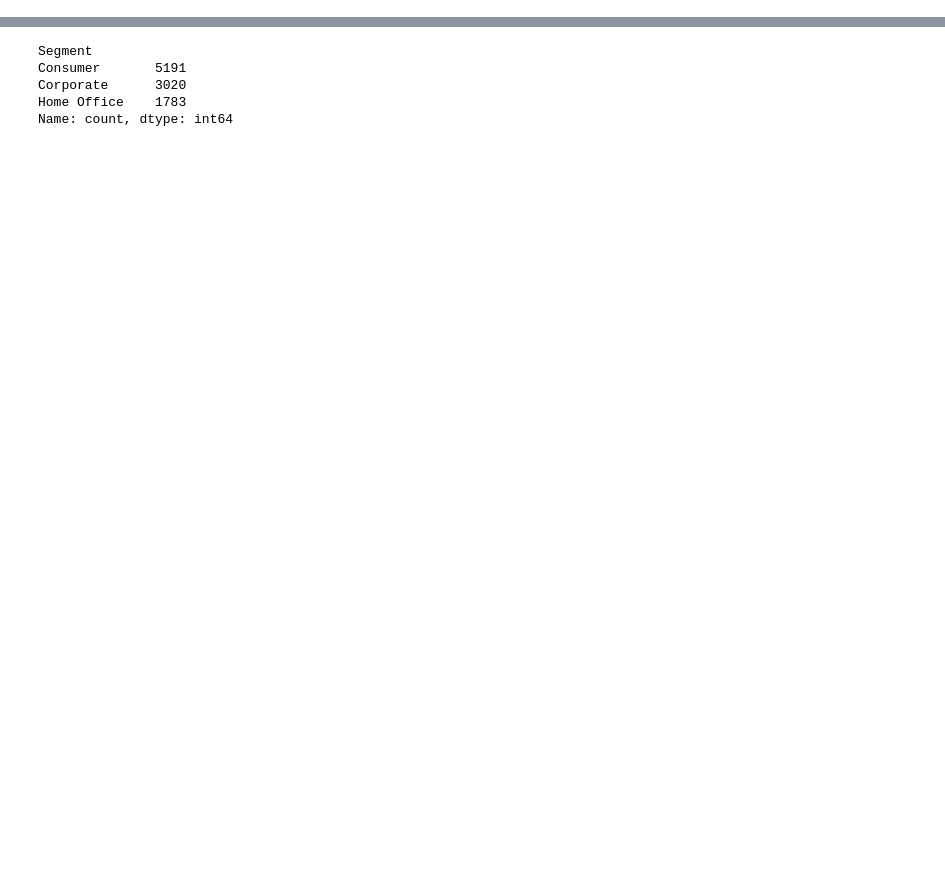
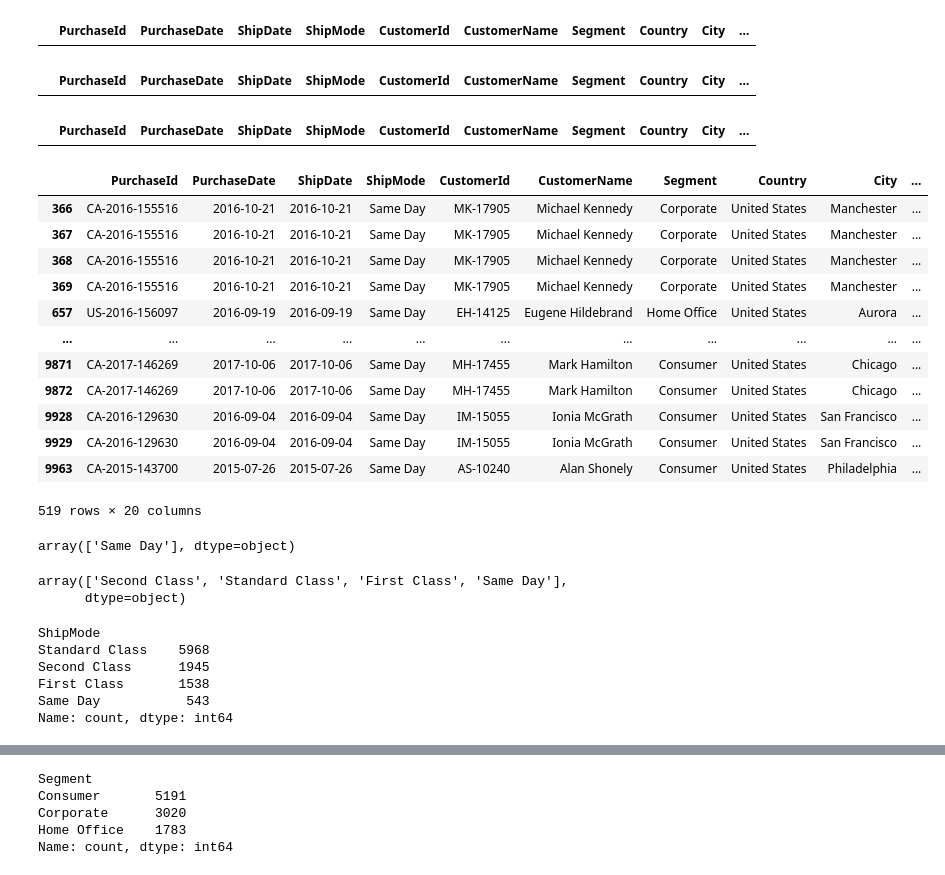
Before and after one commit to airsahin/BI-Analysis-Superstore, a Jupyter notebook: bi_superstore.ipynb, the cells around one changed output, grey strips where cells are left out. Cells and saved outputs as stored; diff of their text form; code cells hidden in the pictures; blank space fills up the shorter version.

```diff
--- a/bi_superstore.ipynb
+++ b/bi_superstore.ipynb
@@ -47,11 +20,9 @@ pd.set_option('display.max_columns', 200)
 # %%
-# Check encoding of dataset
-
-import chardet
-
 with open('Sample-Superstore.csv', 'rb') as file:
     rawdata = file.read(10000)
     result = chardet.detect(rawdata)
+    encoding = result['encoding']
 
-result
+df = pd.read_csv('Sample-Superstore.csv', encoding=encoding)
+df.info()
 # %% [output]
@@ -59,4 +45,0 @@ result
-# %%
-# Load the data
-
-df = pd.read_csv('Sample-Superstore.csv', sep=',', header=0, encoding='ISO-8859-1').copy()
@@ -113,0 +151,12 @@ df.rename(columns={
+# %%
+# check if there is any unexpected characters or symbols
+
+df[df['PurchaseId'].str.contains(r'[^A-Z0-9-]')]
+# %% [output]
+|  | PurchaseId | PurchaseDate | ShipDate | ShipMode | CustomerId | CustomerName | Segment | Country | City | ... |
+# %%
+# check if the year starts with 20 and followed with same pattern
+
+df[~df['PurchaseId'].str.contains(r'-20\d{2}-')]
+# %% [output]
+|  | PurchaseId | PurchaseDate | ShipDate | ShipMode | CustomerId | CustomerName | Segment | Country | City | ... |
@@ -113,0 +169,34 @@ df.rename(columns={
+# %%
+# ensure that the PurchaseDate is always earlier than the ShipDate
+
+df[df['PurchaseDate'] > df['ShipDate']]
+# %% [output]
+|  | PurchaseId | PurchaseDate | ShipDate | ShipMode | CustomerId | CustomerName | Segment | Country | City | ... |
+# %%
+# check entries where OrderDate and ShipDate is same
+
+df_filtered = df[df['PurchaseDate'] == df['ShipDate']]
+df_filtered
+# %% [output]
+|  | PurchaseId | PurchaseDate | ShipDate | ShipMode | CustomerId | CustomerName | Segment | Country | City | ... |
+| 366 | CA-2016-155516 | 2016-10-21 | 2016-10-21 | Same Day | MK-17905 | Michael Kennedy | Corporate | United States | Manchester | ... |
+| 367 | CA-2016-155516 | 2016-10-21 | 2016-10-21 | Same Day | MK-17905 | Michael Kennedy | Corporate | United States | Manchester | ... |
+| 368 | CA-2016-155516 | 2016-10-21 | 2016-10-21 | Same Day | MK-17905 | Michael Kennedy | Corporate | United States | Manchester | ... |
+| 369 | CA-2016-155516 | 2016-10-21 | 2016-10-21 | Same Day | MK-17905 | Michael Kennedy | Corporate | United States | Manchester | ... |
+| 657 | US-2016-156097 | 2016-09-19 | 2016-09-19 | Same Day | EH-14125 | Eugene Hildebrand | Home Office | United States | Aurora | ... |
+| ... | ... | ... | ... | ... | ... | ... | ... | ... | ... | ... |
+| 9871 | CA-2017-146269 | 2017-10-06 | 2017-10-06 | Same Day | MH-17455 | Mark Hamilton | Consumer | United States | Chicago | ... |
+| 9872 | CA-2017-146269 | 2017-10-06 | 2017-10-06 | Same Day | MH-17455 | Mark Hamilton | Consumer | United States | Chicago | ... |
+| 9928 | CA-2016-129630 | 2016-09-04 | 2016-09-04 | Same Day | IM-15055 | Ionia McGrath | Consumer | United States | San Francisco | ... |
+| 9929 | CA-2016-129630 | 2016-09-04 | 2016-09-04 | Same Day | IM-15055 | Ionia McGrath | Consumer | United States | San Francisco | ... |
+| 9963 | CA-2015-143700 | 2015-07-26 | 2015-07-26 | Same Day | AS-10240 | Alan Shonely | Consumer | United States | Philadelphia | ... |
+519 rows × 20 columns
+# %%
+df_filtered['ShipMode'].unique()
+# %% [output]
+array(['Same Day'], dtype=object)
+# %%
+df['ShipMode'].unique()
+# %% [output]
+array(['Second Class', 'Standard Class', 'First Class', 'Same Day'],
+      dtype=object)
@@ -113,0 +207,9 @@ df.rename(columns={
+# %%
+df['ShipMode'].value_counts()
+# %% [output]
+ShipMode
+Standard Class    5968
+Second Class      1945
+First Class       1538
+Same Day           543
+Name: count, dtype: int64
```
Also changed, not shown: parts of 228 cells of this notebook, 1 other file.
